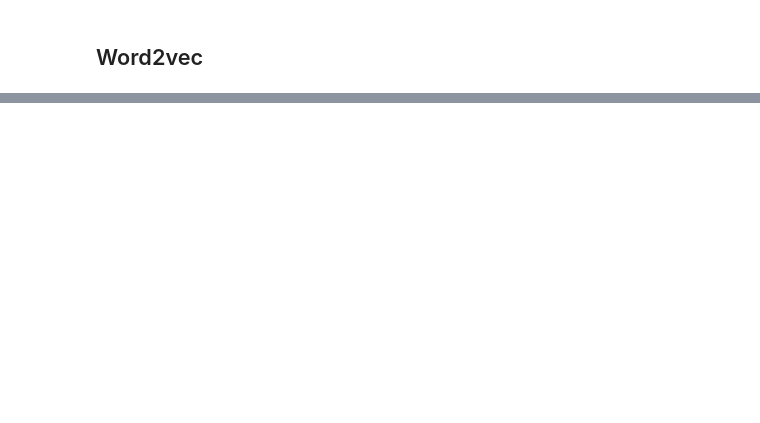
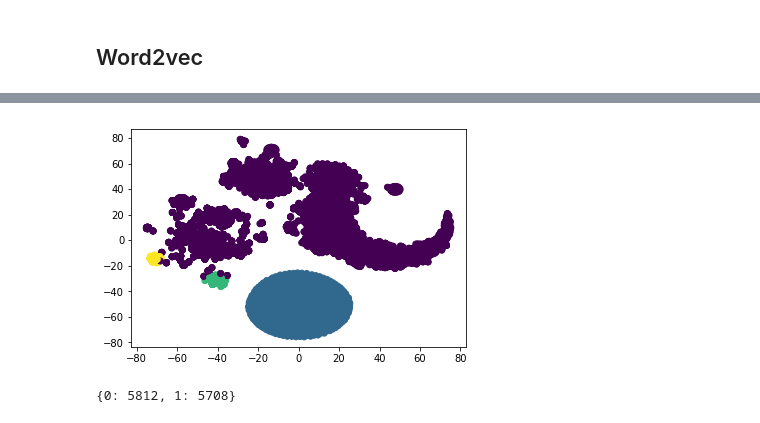
Before and after one commit to ddiveOffice/Data_Crawling, a Jupyter notebook: nlp_test.ipynb, the cells around one changed output, grey strips where cells are left out. Drawn from its saved outputs; the diff is of its cells as text; code cells hidden in the pictures; blank space fills up the shorter version.

```diff
--- a/nlp_test.ipynb
+++ b/nlp_test.ipynb
@@ -283,0 +454,4 @@ pprint.pprint(embedding_model.most_similar(positive=["택진"], topn=50))
+# %%
+from sklearn.cluster import KMeans
+kmeans = KMeans(n_clusters=4, max_iter=1200, algorithm = 'auto')
+clusters = kmeans.fit_predict(feature)
@@ -283,0 +463,16 @@ pprint.pprint(embedding_model.most_similar(positive=["택진"], topn=50))
+# %%
+xs = transformed[:,0]
+ys = transformed[:,1]
+plt.scatter(xs,ys,c=clusters)
+
+plt.show()
+# %% [output]
+[figure, added]
+# %%
+from sklearn.mixture import GaussianMixture
+gmm = GaussianMixture(n_components=2, covariance_type='full',max_iter = 1000)
+clusters = gmm.fit_predict(feature)
+unique, counts = np.unique(clusters, return_counts=True)
+dict(zip(unique, counts))
+# %% [output]
+{0: 5812, 1: 5708}
```
Also changed, not shown: parts of 54 cells of this notebook.
